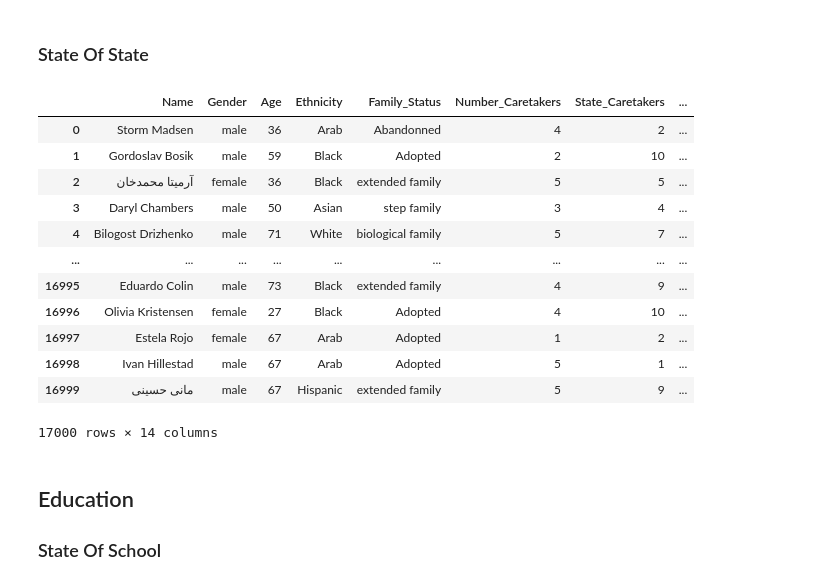
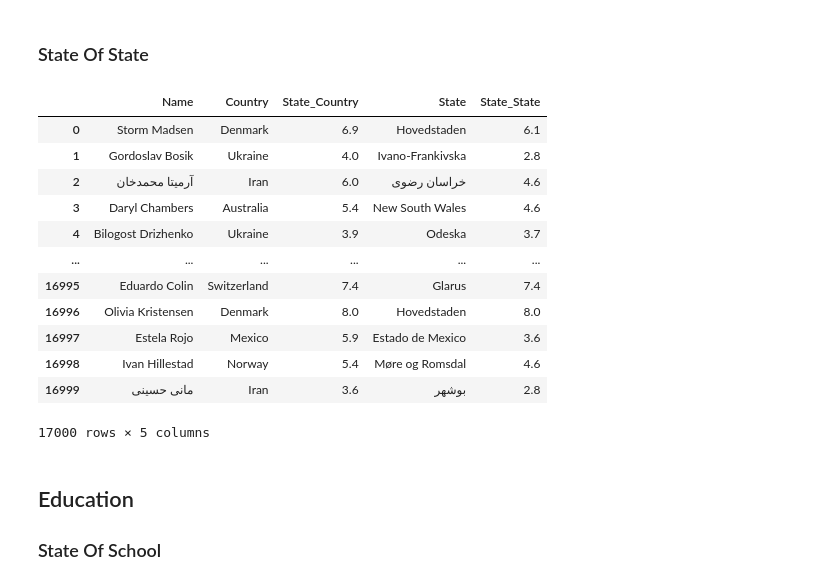
Before and after one commit to arfizato/dataGenVisDropout, a Jupyter notebook: genQuestionnaireDataset.ipynb, the cells around one changed output. Cells and saved outputs as stored; diff of their text form; code cells hidden in the pictures.

```diff
--- a/genQuestionnaireDataset.ipynb
+++ b/genQuestionnaireDataset.ipynb
@@ -338,8 +337,6 @@ questDF
 # %% [markdown]
 ### Country
 # %%
-columnIndex= 10
-questDF[columnIndex]= copydf['location.country']
-questDF.rename(columns={columnIndex:"Country"}, inplace=True)
-questDF
+questDF["Country"]= copydf['location.country']
+questDF["Country"]
 # %% [output]
@@ -359,7 +355,6 @@ questDF
 # %% [markdown]
 ### State of Country
 # %%
-name="State_Country"
-questDF[name]= np.where(copydf["happiness"]>10, 10, copydf["happiness"])
-questDF["State_Country"]
+questDF["State_Country"]= np.where(copydf["happiness"]>10, 10.0, round(copydf["happiness"],1))
+questDF[questDF.columns[[0,-2,-1]]]
 # %% [output]
@@ -378,7 +374,2 @@ Name: State_Country, Length: 17000, dtype: float64
 # %% [markdown]
 ### State
-# %%
-columnIndex= 12
-questDF[columnIndex]= copydf['location.state']
-questDF.rename(columns={columnIndex:"State"}, inplace=True)
-questDF
@@ -398,0 +376,3 @@ questDF
+# %%
+questDF["State"]= copydf['location.state']
+questDF[questDF.columns[[0,-3,-1]]]
@@ -399,24 +393,22 @@ questDF
 # %% [markdown]
 ### State Of State
 # %%
-columnIndex=13
-questDF[columnIndex]= questDF['State_Country'].apply(lambda x: np.random.randint(1,x+1))
-questDF.rename(columns={columnIndex:"State_State"}, inplace=True)
-questDF
+questDF["State_State"]= questDF['State_Country'].apply(lambda x: float(np.random.randint(max(x-np.random.randint(1,4) ,0)*10,x*10+1))/10)
+questDF[questDF.columns[[0,-4,-3,-2,-1]]]
 # %% [output]
-|  | Name | Gender | Age | Ethnicity | Family_Status | Number_Caretakers | State_Caretakers | ... |
-| 0 | Storm Madsen | male | 36 | Arab | Abandonned | 4 | 2 | ... |
-| 1 | Gordoslav Bosik | male | 59 | Black | Adopted | 2 | 10 | ... |
-| 2 | آرمیتا محمدخان | female | 36 | Black | extended family | 5 | 5 | ... |
-| 3 | Daryl Chambers | male | 50 | Asian | step family | 3 | 4 | ... |
-| 4 | Bilogost Drizhenko | male | 71 | White | biological family | 5 | 7 | ... |
-| ... | ... | ... | ... | ... | ... | ... | ... | ... |
-| 16995 | Eduardo Colin | male | 73 | Black | extended family | 4 | 9 | ... |
-| 16996 | Olivia Kristensen | female | 27 | Black | Adopted | 4 | 10 | ... |
-| 16997 | Estela Rojo | female | 67 | Arab | Adopted | 1 | 2 | ... |
-| 16998 | Ivan Hillestad | male | 67 | Arab | Adopted | 5 | 1 | ... |
-| 16999 | مانی حسینی | male | 67 | Hispanic | extended family | 5 | 9 | ... |
+|  | Name | Country | State_Country | State | State_State |
+| 0 | Storm Madsen | Denmark | 6.9 | Hovedstaden | 6.1 |
+| 1 | Gordoslav Bosik | Ukraine | 4.0 | Ivano-Frankivska | 2.8 |
+| 2 | آرمیتا محمدخان | Iran | 6.0 | خراسان رضوی | 4.6 |
+| 3 | Daryl Chambers | Australia | 5.4 | New South Wales | 4.6 |
+| 4 | Bilogost Drizhenko | Ukraine | 3.9 | Odeska | 3.7 |
+| ... | ... | ... | ... | ... | ... |
+| 16995 | Eduardo Colin | Switzerland | 7.4 | Glarus | 7.4 |
+| 16996 | Olivia Kristensen | Denmark | 8.0 | Hovedstaden | 8.0 |
+| 16997 | Estela Rojo | Mexico | 5.9 | Estado de Mexico | 3.6 |
+| 16998 | Ivan Hillestad | Norway | 5.4 | Møre og Romsdal | 4.6 |
+| 16999 | مانی حسینی | Iran | 3.6 | بوشهر | 2.8 |
-17000 rows × 14 columns
+17000 rows × 5 columns
 # %% [markdown]
 ## Education
 ### State Of School
```
Also changed, not shown: parts of 56 cells of this notebook, 3 other files.
